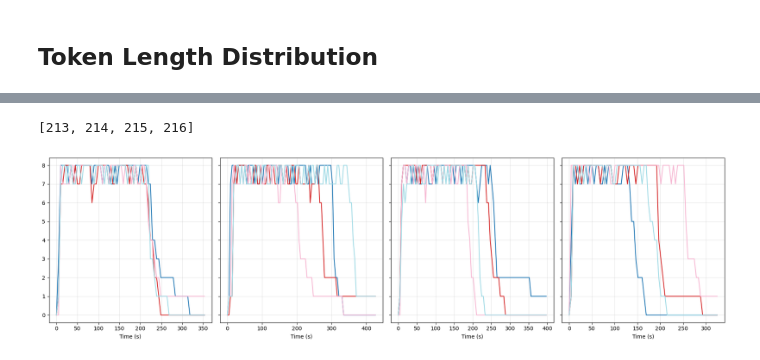
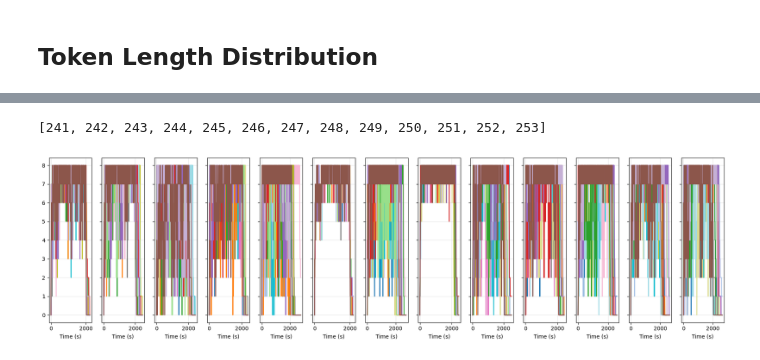
Before and after one commit to immengzi/LLM-LA, a Jupyter notebook: microservice/analysis.ipynb, the cells around one changed output, grey strips where cells are left out. Saved outputs shown, nothing was run; the diff lists cells and outputs as text; code cells hidden in the pictures.

```diff
--- a/microservice/analysis.ipynb
+++ b/microservice/analysis.ipynb
@@ -643,41 +599,37 @@ plt.tight_layout()
 # %%
 from pathlib import Path
+from experiment_analysis import experiments_from_series
 import json
 import pandas as pd
 
 # ---- choose experiments ----
-# choose which series you want
-series_ids = [53]
+# Option A: by series IDs
+# series_ids = [53]
+# experiments = experiments_from_series(series_ids)
 
-experiments = experiments_from_series(series_ids)
+# Option B: by start/end range
+experiments = list(range(241, 254))
 
 print(experiments)
 # ----------------------------
-
-
 def count_requests(exp_id, experiments_root="experiments"):
     exp_dir = Path(experiments_root) / str(exp_id)
     logs_path = exp_dir / "logs.json"
-
     if not logs_path.exists():
         raise FileNotFoundError(f"logs.json not found for experiment {exp_id}")
-
     total = 0
     success = 0
     send_failed = 0
-
     with logs_path.open("r", encoding="utf-8") as f:
         for line in f:
             if not line.strip():
                 continue
             rec = json.loads(line)
             total += 1
-
             if rec.get("send_failed", False):
                 send_failed += 1
             else:
                 success += 1
-
     return {
         "experiment": exp_id,
         "total_requests": total,
@@ -686,12 +638,9 @@ def count_requests(exp_id, experiments_root="experiments"):
         "success_rate_pct": 100.0 * success / total if total > 0 else 0.0,
         "failure_rate_pct": 100.0 * send_failed / total if total > 0 else 0.0,
     }
-
-
 rows = []
 for exp_id in experiments:
     rows.append(count_requests(exp_id))
-
 df_counts = pd.DataFrame(rows)
 df_counts
 # %% [output]
@@ -980,5 +910,5 @@ Skipping exp216: no rows for view='router'
 # %%
-from experiment_analysis import load_experiment_prom_samples
+from experiment_analysis import load_experiment_prom_samples, experiments_from_series
 import matplotlib.pyplot as plt
 import pandas as pd
 import matplotlib.cm as cm
@@ -986,110 +916,92 @@ import re
 import os
 
 # ---- choose experiments ----
-series_ids = [53]
-experiments = experiments_from_series(series_ids)
+# Option A: by series IDs
+# series_ids = [53]
+# experiments = experiments_from_series(series_ids)
+
+# Option B: by start/end range
+experiments = list(range(241, 254))
+
 print(experiments)
-
 # ============================================================
 # Choose ONE metric
 # ============================================================
 # metric = "sidecar_queue_length"
 metric = "requests_running"
 view = "vllm"  # sidecar_* live on vLLM (:8200)
-
-
 def _port_of_instance(inst: str):
     try:
         _, port = str(inst).rsplit(":", 1)
         return int(port)
     except Exception:
         return None
-
 def _subset_by_port(df: pd.DataFrame, port: int) -> pd.DataFrame:
     if df.empty:
         return df
     ports = df["instance"].map(_port_of_instance)
     return df.loc[ports == port].copy()
-
 def _natural_key(s: str):
     parts = re.split(r"(\d+)", str(s))
     return [int(p) if p.isdigit() else p for p in parts]
-
-
 # ------------------------------------------------------------
 # FIRST PASS: load data + assign server1..serverN per experiment
 # ------------------------------------------------------------
 data_by_exp = {}
 max_servers = 0
-
 for exp_id in experiments:
     prom = load_experiment_prom_samples(exp_id=exp_id)
     if prom.empty:
         continue
-
     prom = prom.sort_values("ts").reset_index(drop=True)
     df = _subset_by_port(prom, 8200)
-
     if df.empty or metric not in df.columns:
         continue
-
     t0 = df["ts"].min()
     df["t_rel_s"] = (df["ts"] - t0).dt.total_seconds()
-
     insts = sorted(df["instance"].dropna().unique().tolist(), key=_natural_key)
     slot_map = {inst: f"server{i+1}" for i, inst in enumerate(insts)}
-
     df = df.copy()
     df["server_slot"] = df["instance"].map(slot_map)
-
     data_by_exp[exp_id] = df
     max_servers = max(max_servers, len(insts))
-
 # Canonical slot names
 canonical_slots = [f"server{i}" for i in range(1, max_servers + 1)]
-
 # ------------------------------------------------------------
 # Consistent colors per slot
 # ------------------------------------------------------------
 cmap = cm.get_cmap("tab20", len(canonical_slots))
 color_map = {slot: cmap(i) for i, slot in enumerate(canonical_slots)}
-
 # ------------------------------------------------------------
 # Plot panels
 # ------------------------------------------------------------
 fig, axes = plt.subplots(1, len(experiments), figsize=(18, 5), sharey=True)
 if len(experiments) == 1:
     axes = [axes]
-
 for ax, exp_id in zip(axes, experiments):
     df = data_by_exp.get(exp_id)
     if df is None or df.empty:
         ax.grid(True, alpha=0.3)
         continue
-
     for slot, g in df.groupby("server_slot"):
         if slot not in color_map:
             continue
         g = g.sort_values("t_rel_s")
         ax.plot(
             g["t_rel_s"],
             g[metric],
             color=color_map[slot],
             linewidth=1.5,
         )
-
     ax.set_xlabel("Time (s)")
     ax.grid(True, alpha=0.3)
-
 plt.tight_layout()
-
 # ------------------------------------------------------------
 # Save figure
 # ------------------------------------------------------------
 os.makedirs("figures", exist_ok=True)
 plt.savefig(f"figures/{metric}_per_vllm_queue_comparison.png", dpi=300)
-
 plt.show()
 # %% [output]
-[213, 214, 215, 216]
+[241, 242, 243, 244, 245, 246, 247, 248, 249, 250, 251, 252, 253]
-[figure, old version]
+[figure, new version]
```
Also changed, not shown: parts of 12 cells of this notebook, 10 other files.
